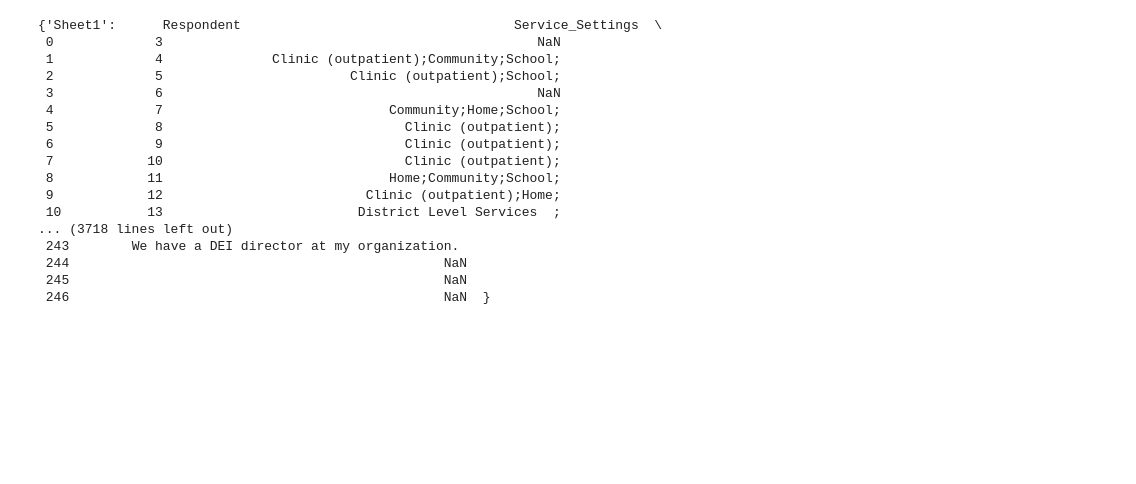
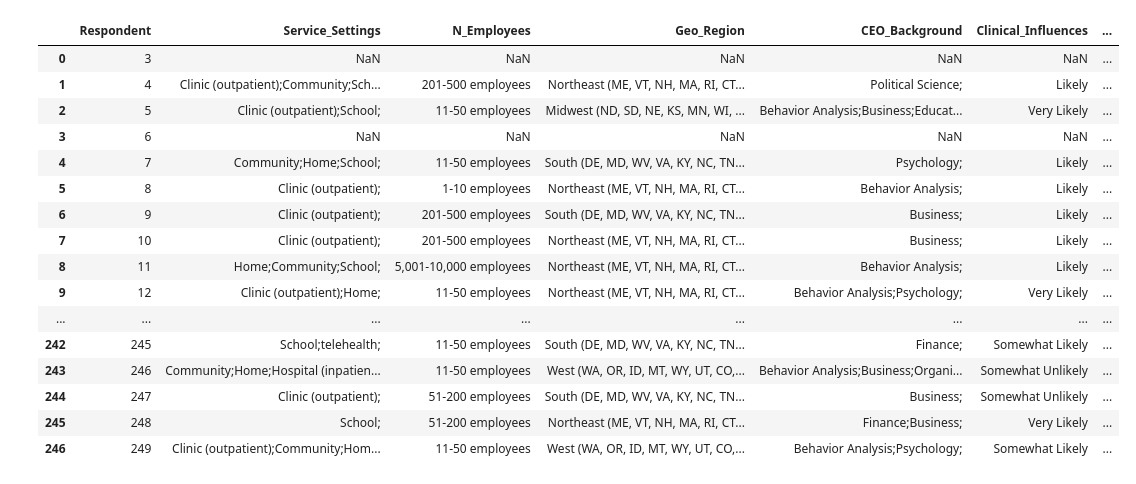
Before and after one commit to kathrynglodowski/Diversity_in_ABAorgs, a Jupyter notebook: Diversity in ABA Orgs - Initial Survey Data.ipynb, the cells around one changed output. Drawn from its saved outputs; the diff is of its cells as text; code cells hidden in the pictures; blank space fills up the shorter version.

```diff
--- a/Diversity in ABA Orgs - Initial Survey Data.ipynb
+++ b/Diversity in ABA Orgs - Initial Survey Data.ipynb
@@ -11,24 +11,24 @@ import seaborn as sns
 pd.options.display.max_columns=None
 pd.options.display.max_rows=None
 # %%
-raw_data = pd.read_excel('Div in ABA survey data 9-6-23.xlsx', sheet_name=None)
+raw_data = pd.read_excel('Div in ABA survey data 9-6-23.xlsx', sheet_name="Sheet1")
 
 raw_data
 # %% [output]
-{'Sheet1':      Respondent                                   Service_Settings  \
- 0             3                                                NaN
- 1             4              Clinic (outpatient);Community;School;
- 2             5                        Clinic (outpatient);School;
- 3             6                                                NaN
- 4             7                             Community;Home;School;
- 5             8                               Clinic (outpatient);
- 6             9                               Clinic (outpatient);
- 7            10                               Clinic (outpatient);
- 8            11                             Home;Community;School;
- 9            12                          Clinic (outpatient);Home;
- 10           13                         District Level Services  ;
-... (3718 lines left out)
- 243        We have a DEI director at my organization.
- 244                                                NaN
- 245                                                NaN
- 246                                                NaN  }
+|  | Respondent | Service_Settings | N_Employees | Geo_Region | CEO_Background | Clinical_Influences | ... |
+| 0 | 3 | NaN | NaN | NaN | NaN | NaN | ... |
+| 1 | 4 | Clinic (outpatient);Community;Sch... | 201-500 employees | Northeast (ME, VT, NH, MA, RI, CT... | Political Science; | Likely | ... |
+| 2 | 5 | Clinic (outpatient);School; | 11-50 employees | Midwest (ND, SD, NE, KS, MN, WI, ... | Behavior Analysis;Business;Educat... | Very Likely | ... |
+| 3 | 6 | NaN | NaN | NaN | NaN | NaN | ... |
+| 4 | 7 | Community;Home;School; | 11-50 employees | South (DE, MD, WV, VA, KY, NC, TN... | Psychology; | Likely | ... |
+| 5 | 8 | Clinic (outpatient); | 1-10 employees | Northeast (ME, VT, NH, MA, RI, CT... | Behavior Analysis; | Likely | ... |
+| 6 | 9 | Clinic (outpatient); | 201-500 employees | South (DE, MD, WV, VA, KY, NC, TN... | Business; | Likely | ... |
+| 7 | 10 | Clinic (outpatient); | 201-500 employees | Northeast (ME, VT, NH, MA, RI, CT... | Business; | Likely | ... |
+| 8 | 11 | Home;Community;School; | 5,001-10,000 employees | Northeast (ME, VT, NH, MA, RI, CT... | Behavior Analysis; | Likely | ... |
+| 9 | 12 | Clinic (outpatient);Home; | 11-50 employees | Northeast (ME, VT, NH, MA, RI, CT... | Behavior Analysis;Psychology; | Very Likely | ... |
+| ... | ... | ... | ... | ... | ... | ... | ... |
+| 242 | 245 | School;telehealth; | 11-50 employees | South (DE, MD, WV, VA, KY, NC, TN... | Finance; | Somewhat Likely | ... |
+| 243 | 246 | Community;Home;Hospital (inpatien... | 11-50 employees | West (WA, OR, ID, MT, WY, UT, CO,... | Behavior Analysis;Business;Organi... | Somewhat Unlikely | ... |
+| 244 | 247 | Clinic (outpatient); | 51-200 employees | South (DE, MD, WV, VA, KY, NC, TN... | Business; | Somewhat Unlikely | ... |
+| 245 | 248 | School; | 51-200 employees | Northeast (ME, VT, NH, MA, RI, CT... | Finance;Business; | Very Likely | ... |
+| 246 | 249 | Clinic (outpatient);Community;Hom... | 11-50 employees | West (WA, OR, ID, MT, WY, UT, CO,... | Behavior Analysis;Psychology; | Somewhat Likely | ... |
```
Also changed, not shown: parts of 3 cells of this notebook.
